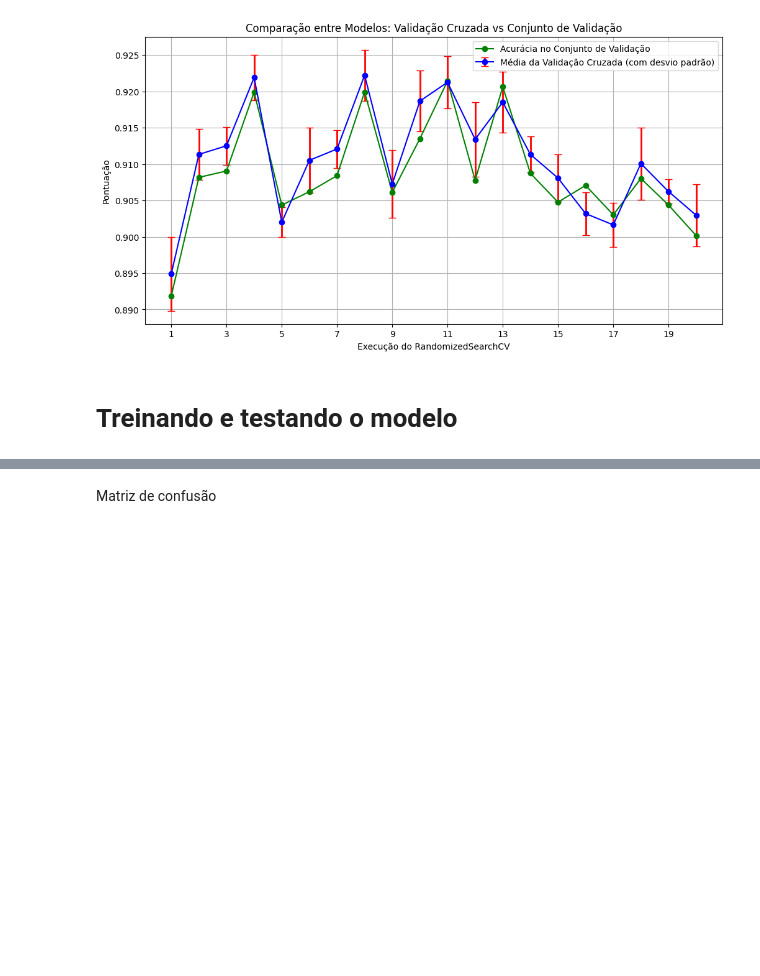
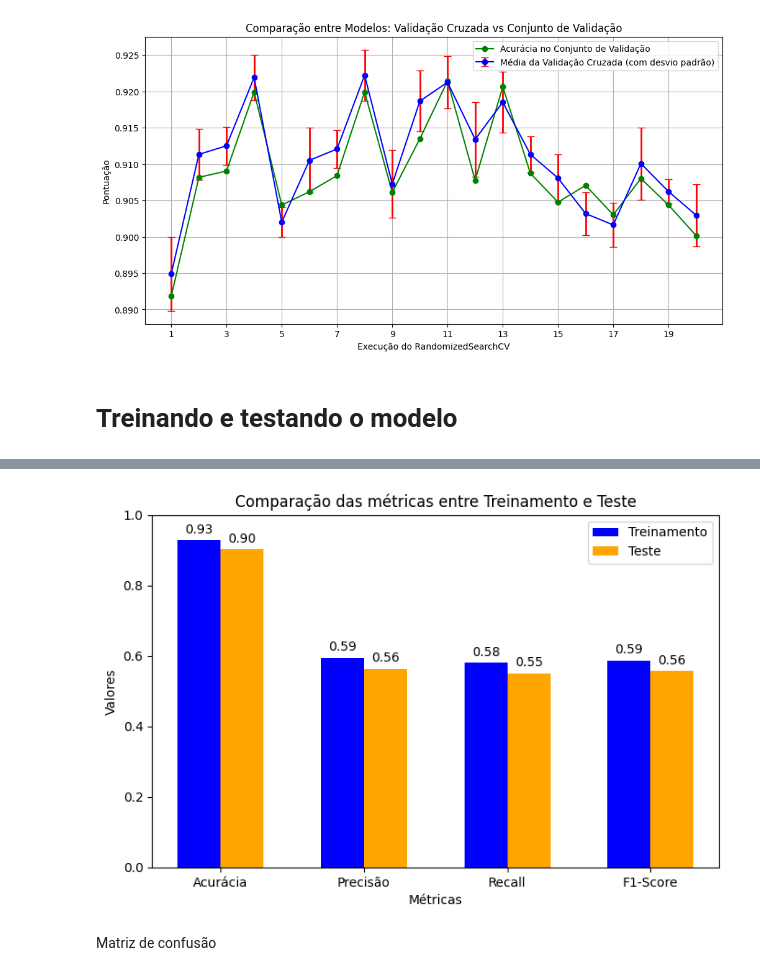
Before and after one commit to Labourguignonn/models-am, a Jupyter notebook: modelos/decision_tree.ipynb, the cells around one changed output, grey strips where cells are left out. Cells and saved outputs as stored; diff of their text form; code cells hidden in the pictures; blank space fills up the shorter version.

```diff
--- a/modelos/decision_tree.ipynb
+++ b/modelos/decision_tree.ipynb
@@ -161,17 +175,3 @@ plt.show()
 [figure]
 # %% [markdown]
 # Treinando e testando o modelo
-# %%
-melhor_modelo.fit(X_train, y_train)
-
-y_pred = melhor_modelo.predict(X_test)
-
-accuracy = accuracy_score(y_test, y_pred)
-precision = precision_score(y_test, y_pred, average='macro')
-recall = recall_score(y_test, y_pred, average='macro')
-f1 = f1_score(y_test, y_pred, average='macro')
-
-print(f"Acurácia: {accuracy:.4f}")
-print(f"Precisão: {precision:.4f}")
-print(f"Recall: {recall:.4f}")
-print(f"F1-Score: {f1:.4f}")
@@ -183,3 +217,34 @@ F1-Score: 0.6126
+# %%
+metricas = ["Acurácia", "Precisão", "Recall", "F1-Score"]
+
+# Valores das métricas para treino e teste
+valores_treino = [accuracy_train, precision_train, recall_train, f1_train]
+valores_teste = [accuracy_test, precision_test, recall_test, f1_test]
+
+# Configuração do gráfico
+x = np.arange(len(metricas))  # Posição das barras
+largura = 0.3  # Largura das barras
+
+plt.figure(figsize=(8, 5))
+plt.bar(x - largura/2, valores_treino, largura, label="Treinamento", color="blue")
+plt.bar(x + largura/2, valores_teste, largura, label="Teste", color="orange")
+
+# Adicionando rótulos
+plt.xlabel("Métricas")
+plt.ylabel("Valores")
+plt.title("Comparação das métricas entre Treinamento e Teste")
+plt.xticks(x, metricas)  # Define os nomes das métricas no eixo X
+plt.legend()
+plt.ylim(0, 1)  # Limita o eixo Y de 0 a 1
+
+# Exibir os valores nas barras
+for i in range(len(metricas)):
+    plt.text(i - largura/2, valores_treino[i] + 0.02, f"{valores_treino[i]:.2f}", ha='center', fontsize=10)
+    plt.text(i + largura/2, valores_teste[i] + 0.02, f"{valores_teste[i]:.2f}", ha='center', fontsize=10)
+
+plt.show()
+# %% [output]
+[figure, added]
 # %% [markdown]
 Matriz de confusão
 # %%
```
Also changed, not shown: parts of 6 cells of this notebook.
